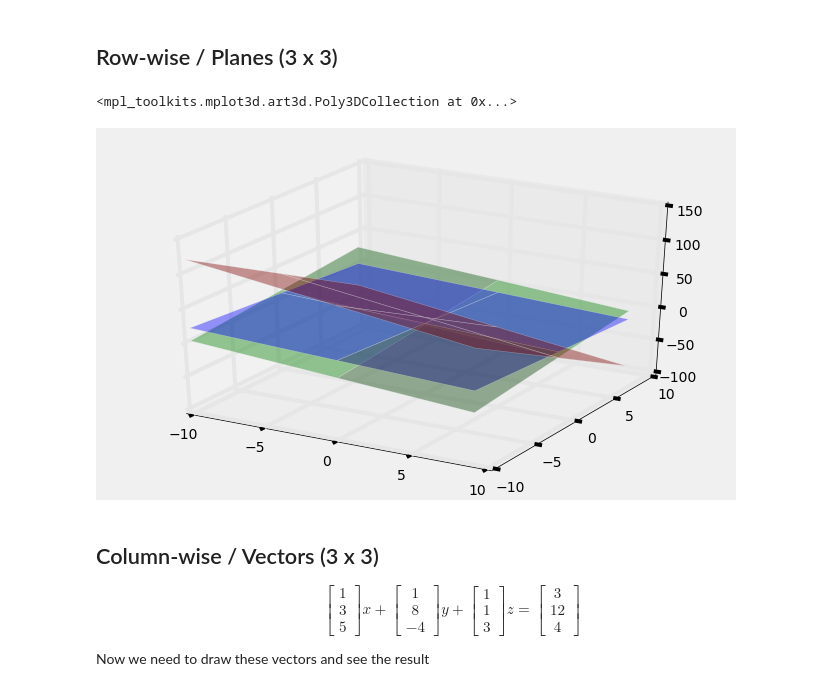
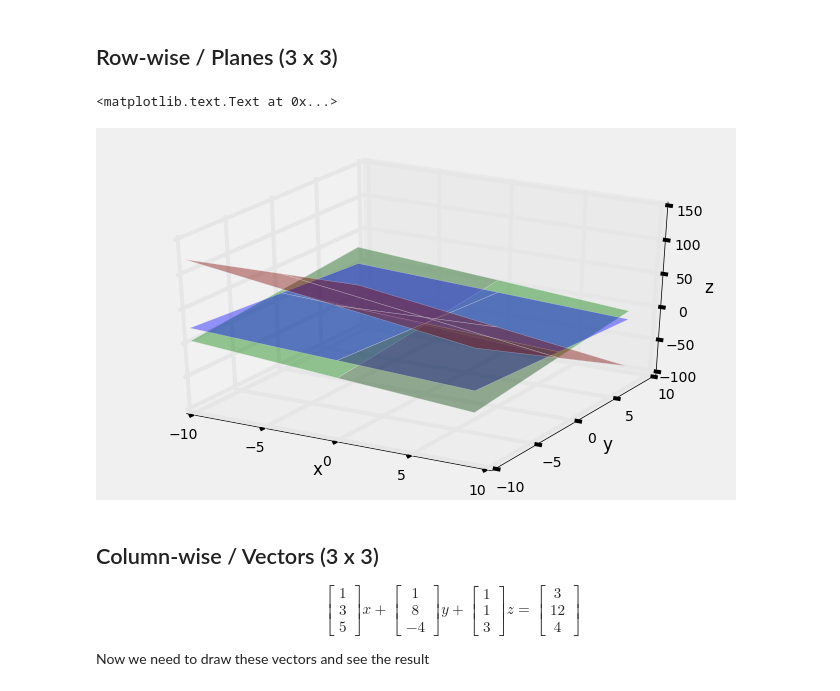
Before and after one commit to amitkaps/hackermath, a Jupyter notebook: Module_2_linear_algebra.ipynb, the cells around one changed output. Cells and saved outputs as stored; diff of their text form; code cells hidden in the pictures.

```diff
--- a/Module_2_linear_algebra.ipynb
+++ b/Module_2_linear_algebra.ipynb
@@ -288,21 +291,25 @@ $$ x = 1, y = 1, z = 1 $$
 # %%
 from mpl_toolkits.mplot3d import Axes3D
 xrange = np.arange(-10, 10, 1)
 yrange = np.arange(-10, 10, 1)
 x, y = np.meshgrid(xrange, yrange)
 
 z1 = 3 - x - y
 z2 = 12 - 3*x - 8*y
 z3 = (2  - 5*x + 4 *y)/(3)
 
 plt3d = plt.figure().gca(projection='3d')
 
 plt3d.plot_surface(x,y,z1, color='blue', alpha = 0.4)
 plt3d.plot_surface(x,y,z2, color='red', alpha = 0.4)
 plt3d.plot_surface(x,y,z3, color='green', alpha = 0.4)
+
+plt3d.set_xlabel('x')
+plt3d.set_ylabel('y')
+plt3d.set_zlabel('z')
 # %% [output]
-<mpl_toolkits.mplot3d.art3d.Poly3DCollection at 0x...>
+<matplotlib.text.Text at 0x...>
-[figure, old version]
+[figure, new version]
 # %% [markdown]
 ## Column-wise  / Vectors (3 x 3)
 
```
Also changed, not shown: parts of 32 cells of this notebook, 3 other files.
